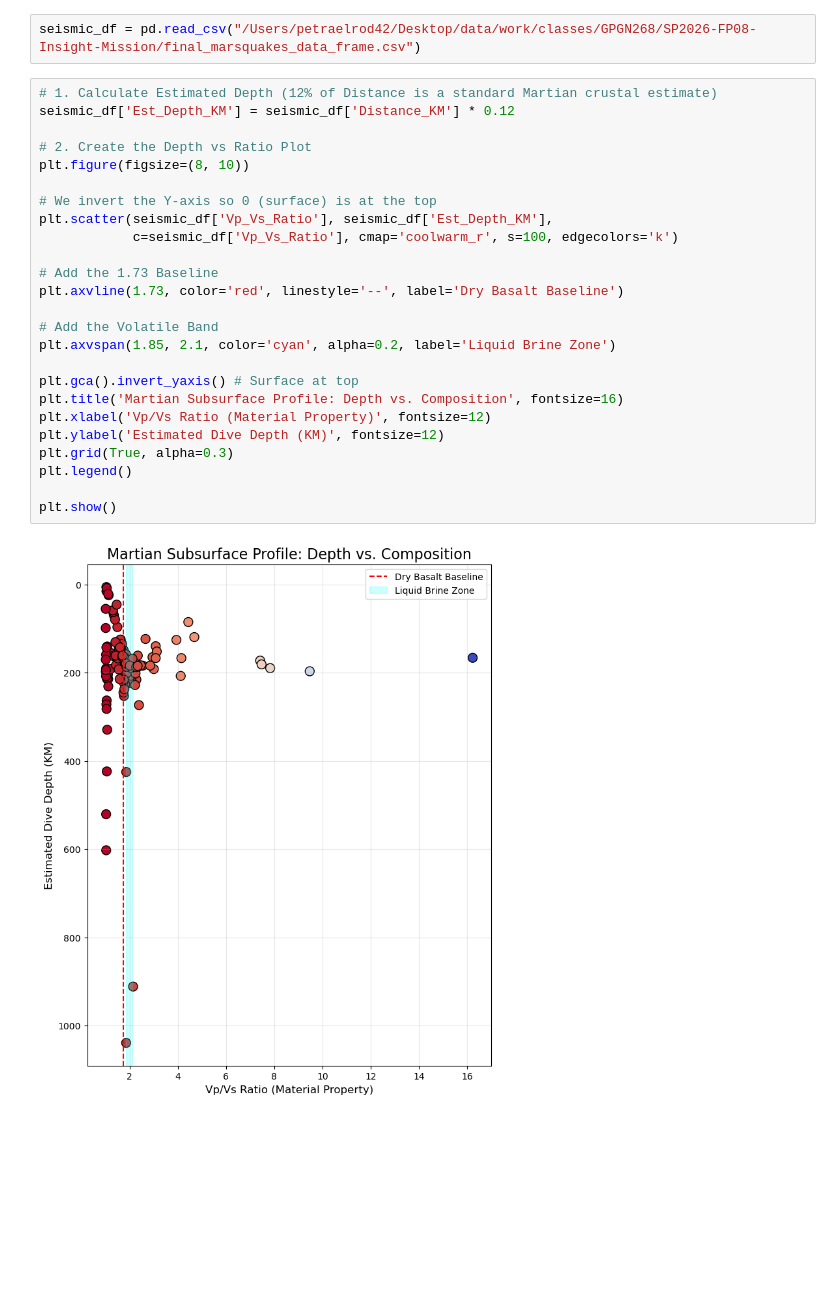
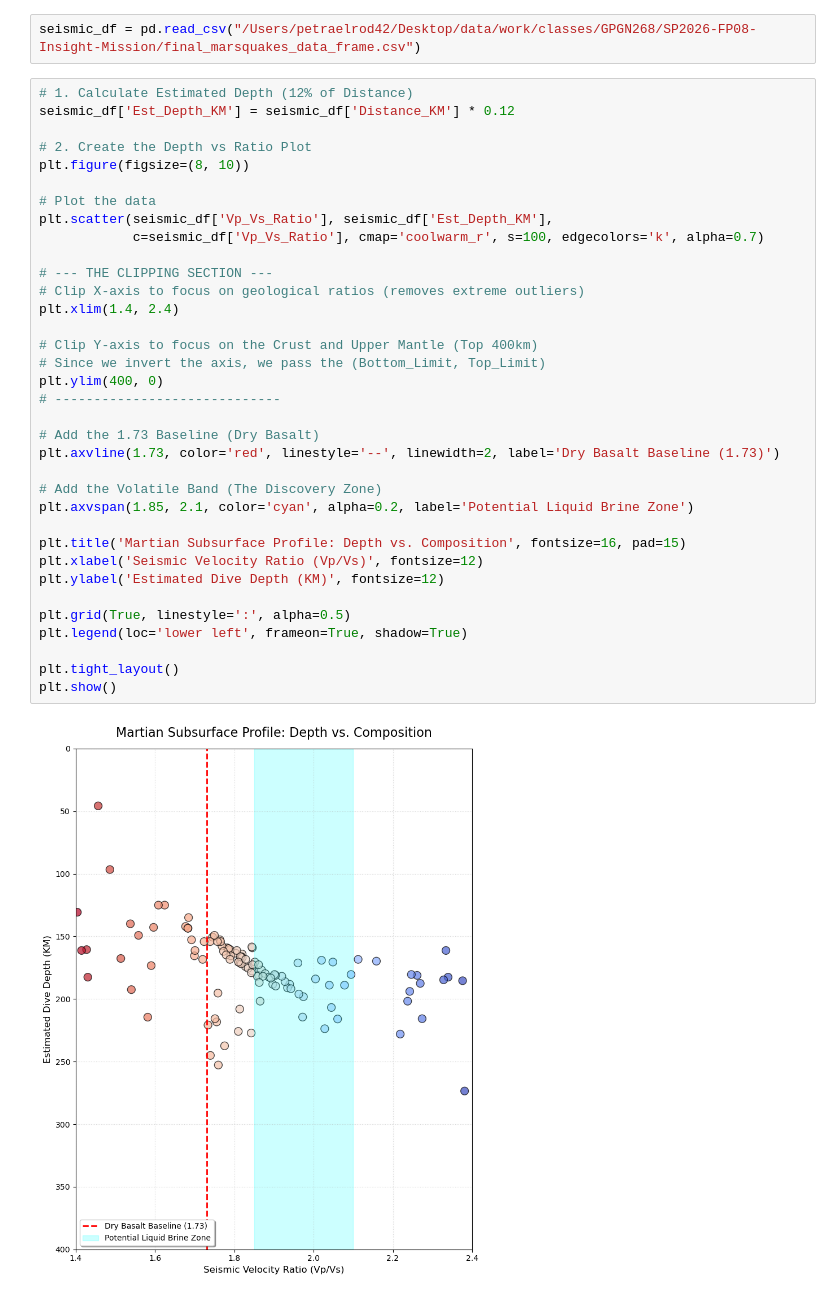
Before and after one commit to GPGN268/SP2026-FP08-Insight-Mission, a Jupyter notebook: depth_profile_analysis.ipynb, the cells around one changed output. Drawn from its saved outputs; the diff is of its cells as text; blank space fills up the shorter version.

Commit message:
Add files via upload
Experimenting with the data and graphing

```diff
--- a/depth_profile_analysis.ipynb
+++ b/depth_profile_analysis.ipynb
@@ -7,29 +7,39 @@ import matplotlib.pyplot as plt
 # %%
 seismic_df = pd.read_csv("/Users/petraelrod42/Desktop/data/work/classes/GPGN268/SP2026-FP08-Insight-Mission/final_marsquakes_data_frame.csv")
 # %%
-# 1. Calculate Estimated Depth (12% of Distance is a standard Martian crustal estimate)
+# 1. Calculate Estimated Depth (12% of Distance)
 seismic_df['Est_Depth_KM'] = seismic_df['Distance_KM'] * 0.12
 
 # 2. Create the Depth vs Ratio Plot
 plt.figure(figsize=(8, 10))
 
-# We invert the Y-axis so 0 (surface) is at the top
+# Plot the data
 plt.scatter(seismic_df['Vp_Vs_Ratio'], seismic_df['Est_Depth_KM'],
-            c=seismic_df['Vp_Vs_Ratio'], cmap='coolwarm_r', s=100, edgecolors='k')
+            c=seismic_df['Vp_Vs_Ratio'], cmap='coolwarm_r', s=100, edgecolors='k', alpha=0.7)
 
-# Add the 1.73 Baseline
-plt.axvline(1.73, color='red', linestyle='--', label='Dry Basalt Baseline')
+# --- THE CLIPPING SECTION ---
+# Clip X-axis to focus on geological ratios (removes extreme outliers)
+plt.xlim(1.4, 2.4)
 
-# Add the Volatile Band
-plt.axvspan(1.85, 2.1, color='cyan', alpha=0.2, label='Liquid Brine Zone')
+# Clip Y-axis to focus on the Crust and Upper Mantle (Top 400km)
+# Since we invert the axis, we pass the (Bottom_Limit, Top_Limit)
+plt.ylim(400, 0)
+# -----------------------------
 
-plt.gca().invert_yaxis() # Surface at top
-plt.title('Martian Subsurface Profile: Depth vs. Composition', fontsize=16)
-plt.xlabel('Vp/Vs Ratio (Material Property)', fontsize=12)
+# Add the 1.73 Baseline (Dry Basalt)
+plt.axvline(1.73, color='red', linestyle='--', linewidth=2, label='Dry Basalt Baseline (1.73)')
+
+# Add the Volatile Band (The Discovery Zone)
+plt.axvspan(1.85, 2.1, color='cyan', alpha=0.2, label='Potential Liquid Brine Zone')
+
+plt.title('Martian Subsurface Profile: Depth vs. Composition', fontsize=16, pad=15)
+plt.xlabel('Seismic Velocity Ratio (Vp/Vs)', fontsize=12)
 plt.ylabel('Estimated Dive Depth (KM)', fontsize=12)
-plt.grid(True, alpha=0.3)
-plt.legend()
 
+plt.grid(True, linestyle=':', alpha=0.5)
+plt.legend(loc='lower left', frameon=True, shadow=True)
+
+plt.tight_layout()
 plt.show()
 # %% [output]
-[figure, old version]
+[figure, new version]
```
Also changed, not shown: parts of 5 cells of this notebook.
